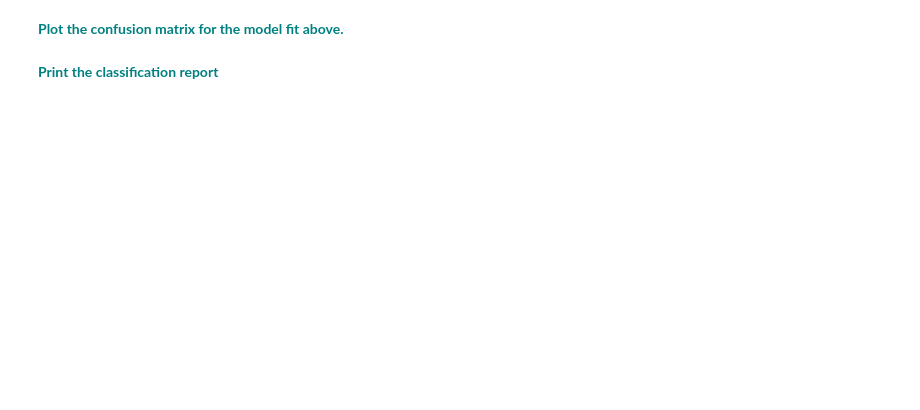
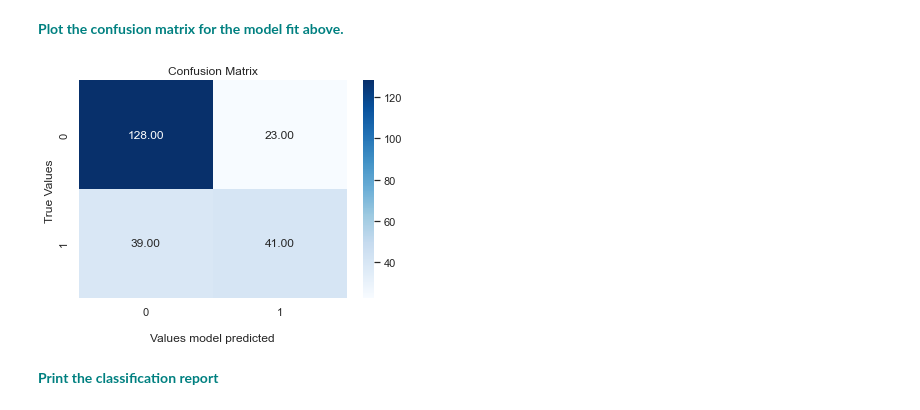
Before and after one commit to randrmoel/GridSearchKNNCase, a Jupyter notebook: GridSearchKNN_Case_Study.ipynb, the cells around one changed output. Saved outputs shown, nothing was run; the diff lists cells and outputs as text; code cells hidden in the pictures; blank space fills up the shorter version.

```diff
--- a/GridSearchKNN_Case_Study.ipynb
+++ b/GridSearchKNN_Case_Study.ipynb
@@ -187,5 +201,13 @@ y_pred = knn.predict(X_test)
 pl = confusion_matrix(y_test,y_pred)
 # %% [markdown]
 **<font color='teal'> Plot the confusion matrix for the model fit above. </font>**
+# %%
+fx = sns.heatmap(pl, annot=True, cmap='Blues', fmt = '.2f')
+fx.set_title('Confusion Matrix')
+fx.set_xlabel('\nValues model predicted')
+fx.set_ylabel('True Values ')
+plt.show()
+# %% [output]
+[figure, added]
 # %% [markdown]
 **<font color='teal'> Print the classification report </font>**
```
Also changed, not shown: parts of 12 cells of this notebook.
